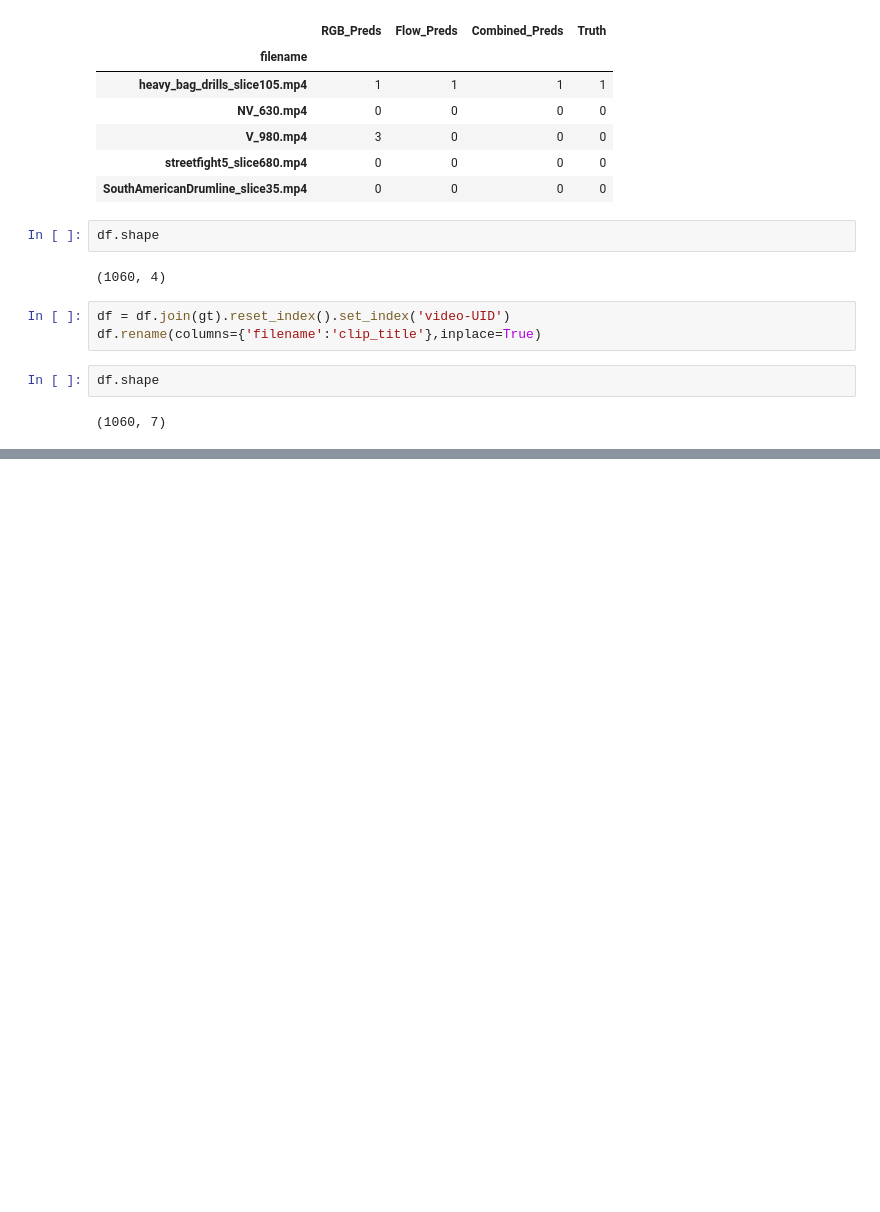
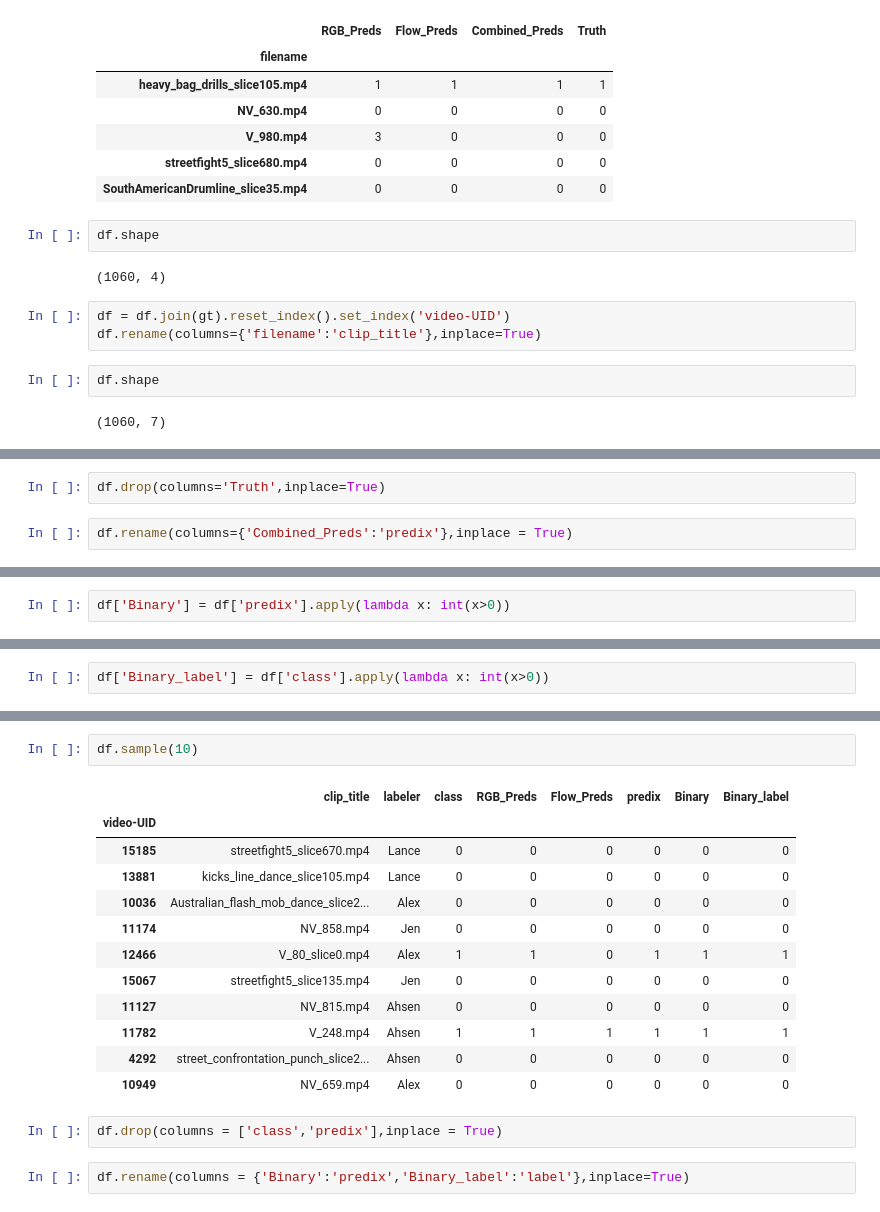
Before and after one commit to ahsenq/bittah-ninja, a Jupyter notebook: Join_TSNpredix_and_GTdb.ipynb, the cells around one changed output, grey strips where cells are left out. Cells and saved outputs as stored; diff of their text form; blank space fills up the shorter version.

```diff
--- a/Join_TSNpredix_and_GTdb.ipynb
+++ b/Join_TSNpredix_and_GTdb.ipynb
@@ -82,0 +154,4 @@ Video(value=b'\x00\x00\x00 ftypisom\x00\x00\x02\x00isomiso2avc1mp41\x00\x00\x00\
+# %%
+df.drop(columns='Truth',inplace=True)
+# %%
+df.rename(columns={'Combined_Preds':'predix'},inplace = True)
@@ -82,0 +189,2 @@ Video(value=b'\x00\x00\x00 ftypisom\x00\x00\x02\x00isomiso2avc1mp41\x00\x00\x00\
+# %%
+df['Binary'] = df['predix'].apply(lambda x: int(x>0))
@@ -82,0 +201,2 @@ Video(value=b'\x00\x00\x00 ftypisom\x00\x00\x02\x00isomiso2avc1mp41\x00\x00\x00\
+# %%
+df['Binary_label'] = df['class'].apply(lambda x: int(x>0))
@@ -82,0 +213,19 @@ Video(value=b'\x00\x00\x00 ftypisom\x00\x00\x02\x00isomiso2avc1mp41\x00\x00\x00\
+# %%
+df.sample(10)
+# %% [output]
+|  | clip_title | labeler | class | RGB_Preds | Flow_Preds | predix | Binary | Binary_label |
+| video-UID |  |  |  |  |  |  |  |  |
+| 15185 | streetfight5_slice670.mp4 | Lance | 0 | 0 | 0 | 0 | 0 | 0 |
+| 13881 | kicks_line_dance_slice105.mp4 | Lance | 0 | 0 | 0 | 0 | 0 | 0 |
+| 10036 | Australian_flash_mob_dance_slice2... | Alex | 0 | 0 | 0 | 0 | 0 | 0 |
+| 11174 | NV_858.mp4 | Jen | 0 | 0 | 0 | 0 | 0 | 0 |
+| 12466 | V_80_slice0.mp4 | Alex | 1 | 1 | 0 | 1 | 1 | 1 |
+| 15067 | streetfight5_slice135.mp4 | Jen | 0 | 0 | 0 | 0 | 0 | 0 |
+| 11127 | NV_815.mp4 | Ahsen | 0 | 0 | 0 | 0 | 0 | 0 |
+| 11782 | V_248.mp4 | Ahsen | 1 | 1 | 1 | 1 | 1 | 1 |
+| 4292 | street_confrontation_punch_slice2... | Ahsen | 0 | 0 | 0 | 0 | 0 | 0 |
+| 10949 | NV_659.mp4 | Alex | 0 | 0 | 0 | 0 | 0 | 0 |
+# %%
+df.drop(columns = ['class','predix'],inplace = True)
+# %%
+df.rename(columns = {'Binary':'predix','Binary_label':'label'},inplace=True)
```
Also changed, not shown: parts of 24 cells of this notebook, 3 other files.
